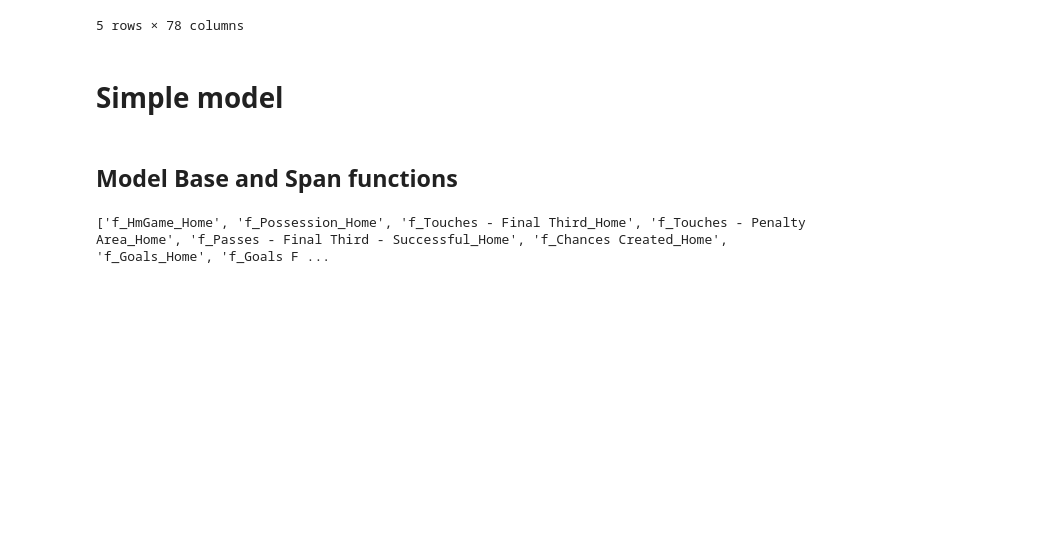
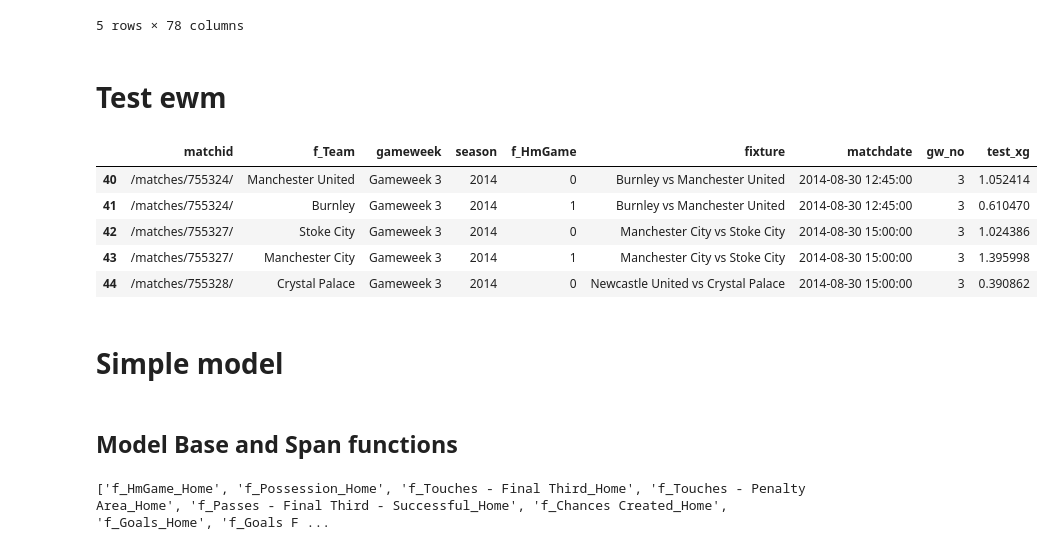
Before and after one commit to ByronT14/EPL-Predictions, a Jupyter notebook: _03_PredictResult.ipynb, the cells around one changed output. Saved outputs shown, nothing was run; the diff lists cells and outputs as text; code cells hidden in the pictures; blank space fills up the shorter version.

Commit message:
added a test of ewm script

```diff
--- a/_03_PredictResult.ipynb
+++ b/_03_PredictResult.ipynb
@@ -323,6 +323,25 @@ ema_results[(ema_results["HomeTeam"]=="Arsenal") |
 | 37 | 2014 | /matches/755353/ | 6 | Arsenal vs Tottenham Hotspur | 2014-09-27 17:30:00 | Arsenal | Tottenham Hotspur | 1 | 1 | D | ... |
 | 47 | 2014 | /matches/755364/ | 7 | Chelsea vs Arsenal | 2014-10-05 14:05:00 | Chelsea | Arsenal | 2 | 0 | H | ... |
 5 rows × 78 columns
+# %% [markdown]
+# Test ewm
+# %%
+ewm_test = training[['matchid', 'f_Team', 'gameweek','season','f_HmGame','fixture', 'matchdate','gw_no']].copy()
+# %%
+test_xg = (training.groupby(['f_Team'])['f_US xG']  # Calculate the EMA
+                       .transform(lambda row: row.ewm(min_periods=2,com=36)
+                                  .mean()
+                                  .shift(1)
+                                 ))
+ewm_test["test_xg"] = test_xg
+ewm_test[ewm_test["gameweek"]=="Gameweek 3"].head()
+# %% [output]
+|  | matchid | f_Team | gameweek | season | f_HmGame | fixture | matchdate | gw_no | test_xg |
+| 40 | /matches/755324/ | Manchester United | Gameweek 3 | 2014 | 0 | Burnley vs Manchester United | 2014-08-30 12:45:00 | 3 | 1.052414 |
+| 41 | /matches/755324/ | Burnley | Gameweek 3 | 2014 | 1 | Burnley vs Manchester United | 2014-08-30 12:45:00 | 3 | 0.610470 |
+| 42 | /matches/755327/ | Stoke City | Gameweek 3 | 2014 | 0 | Manchester City vs Stoke City | 2014-08-30 15:00:00 | 3 | 1.024386 |
+| 43 | /matches/755327/ | Manchester City | Gameweek 3 | 2014 | 1 | Manchester City vs Stoke City | 2014-08-30 15:00:00 | 3 | 1.395998 |
+| 44 | /matches/755328/ | Crystal Palace | Gameweek 3 | 2014 | 0 | Newcastle United vs Crystal Palace | 2014-08-30 15:00:00 | 3 | 0.390862 |
 # %% [markdown]
 # Simple model
 # %% [markdown]
```
Also changed, not shown: parts of 1 cell of this notebook.
